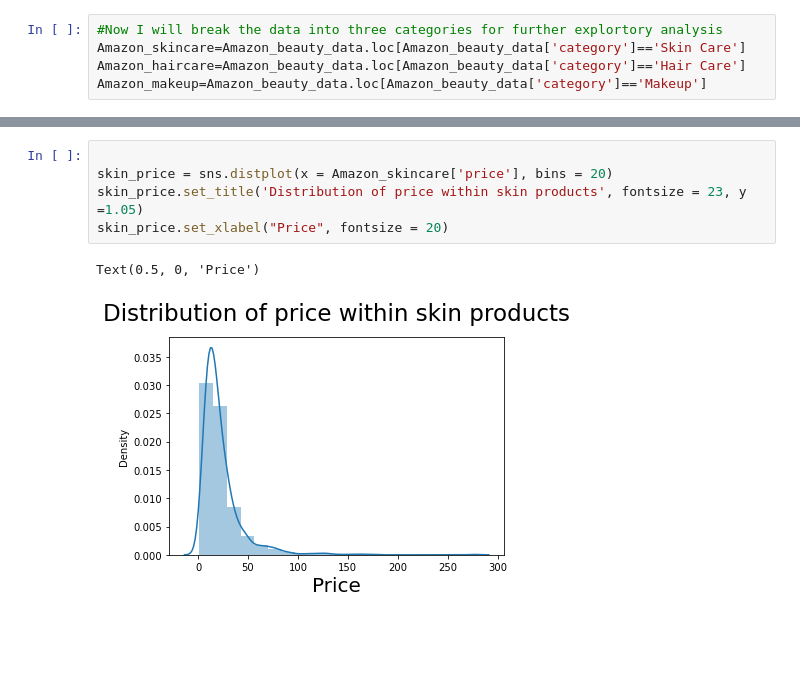
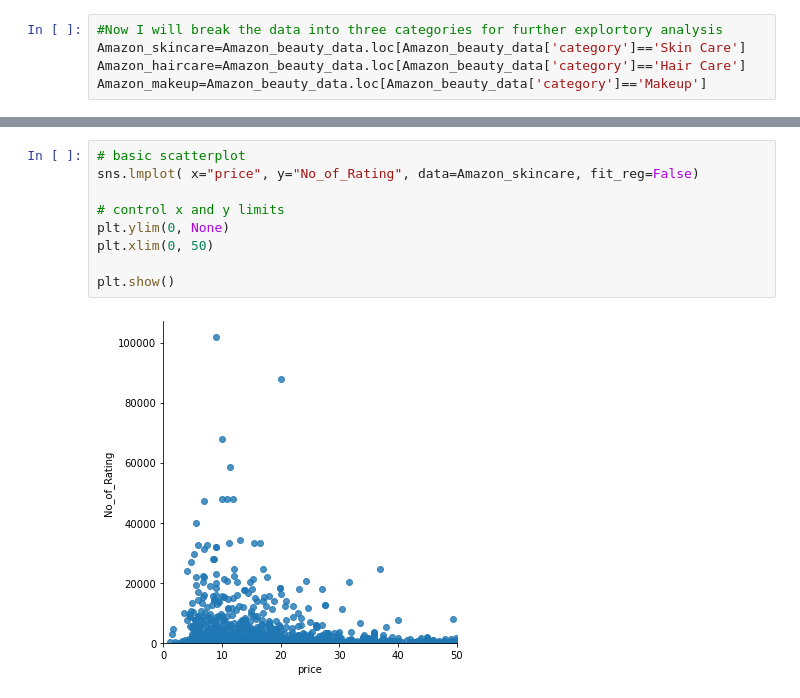
Before and after one commit to SwetaPrabh/Amazon_Web_Scraping, a Jupyter notebook: Exploratory_and_Sentiment_Analysis.ipynb, the cells around one changed output, grey strips where cells are left out. Drawn from its saved outputs; the diff is of its cells as text; blank space fills up the shorter version.

```diff
--- a/Exploratory_and_Sentiment_Analysis.ipynb
+++ b/Exploratory_and_Sentiment_Analysis.ipynb
@@ -150,9 +146,12 @@ Text(0.5, 0, 'Price')
-# %%
-
-skin_price = sns.distplot(x = Amazon_skincare['price'], bins = 20)
-skin_price.set_title('Distribution of price within skin products', fontsize = 23, y =1.05)
-skin_price.set_xlabel("Price", fontsize = 20)
-# %% [output]
-Text(0.5, 0, 'Price')
-[figure, removed]
+# %%
+# basic scatterplot
+sns.lmplot( x="price", y="No_of_Rating", data=Amazon_skincare, fit_reg=False)
+
+# control x and y limits
+plt.ylim(0, None)
+plt.xlim(0, 50)
+
+plt.show()
+# %% [output]
+[figure, added]
 # %% [markdown]
```
Also changed, not shown: parts of 41 cells of this notebook.
